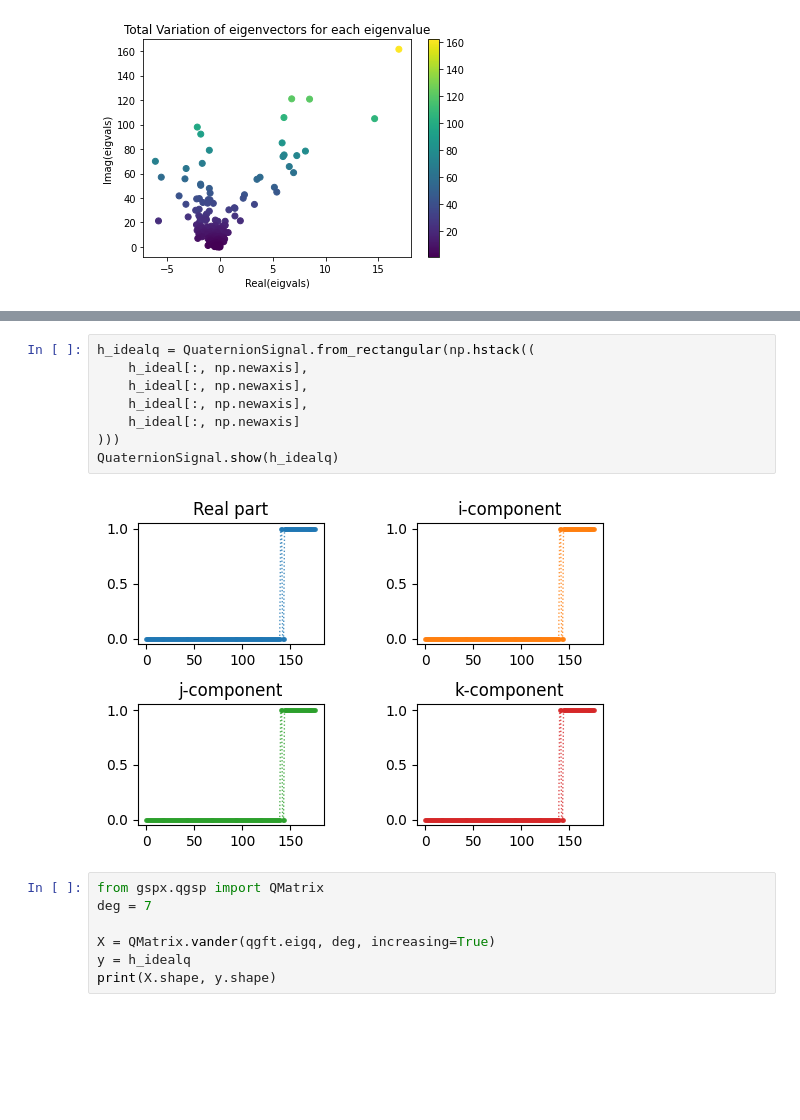
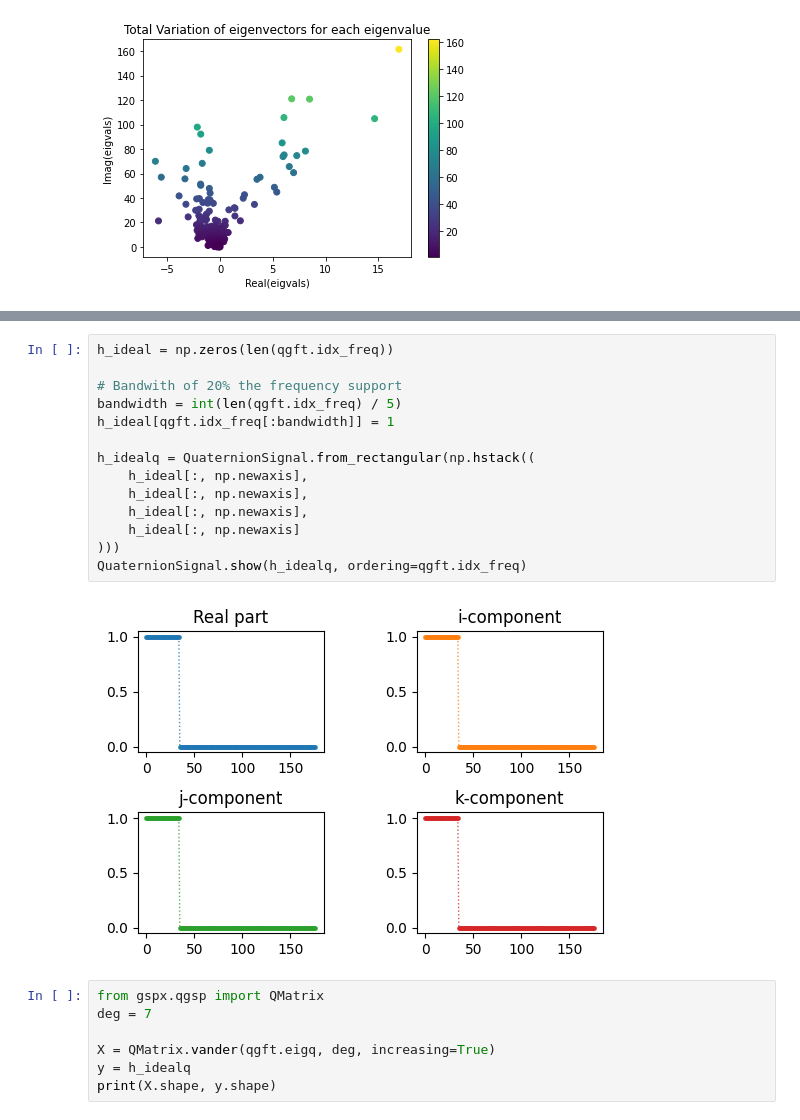
Before and after one commit to gboaviagem/gspx, a Jupyter notebook: notebooks/04_qlms.ipynb, the cells around one changed output, grey strips where cells are left out. Drawn from its saved outputs; the diff is of its cells as text; blank space fills up the shorter version.

```diff
--- a/notebooks/04_qlms.ipynb
+++ b/notebooks/04_qlms.ipynb
@@ -108,13 +87,19 @@ plt.show()
 # %%
+h_ideal = np.zeros(len(qgft.idx_freq))
+
+# Bandwith of 20% the frequency support
+bandwidth = int(len(qgft.idx_freq) / 5)
+h_ideal[qgft.idx_freq[:bandwidth]] = 1
+
 h_idealq = QuaternionSignal.from_rectangular(np.hstack((
     h_ideal[:, np.newaxis],
     h_ideal[:, np.newaxis],
     h_ideal[:, np.newaxis],
     h_ideal[:, np.newaxis]
 )))
-QuaternionSignal.show(h_idealq)
+QuaternionSignal.show(h_idealq, ordering=qgft.idx_freq)
 # %% [output]
-[figure, old version]
+[figure, new version]
 # %%
 from gspx.qgsp import QMatrix
 deg = 7
```
Also changed, not shown: parts of 11 cells of this notebook, 4 other files.
